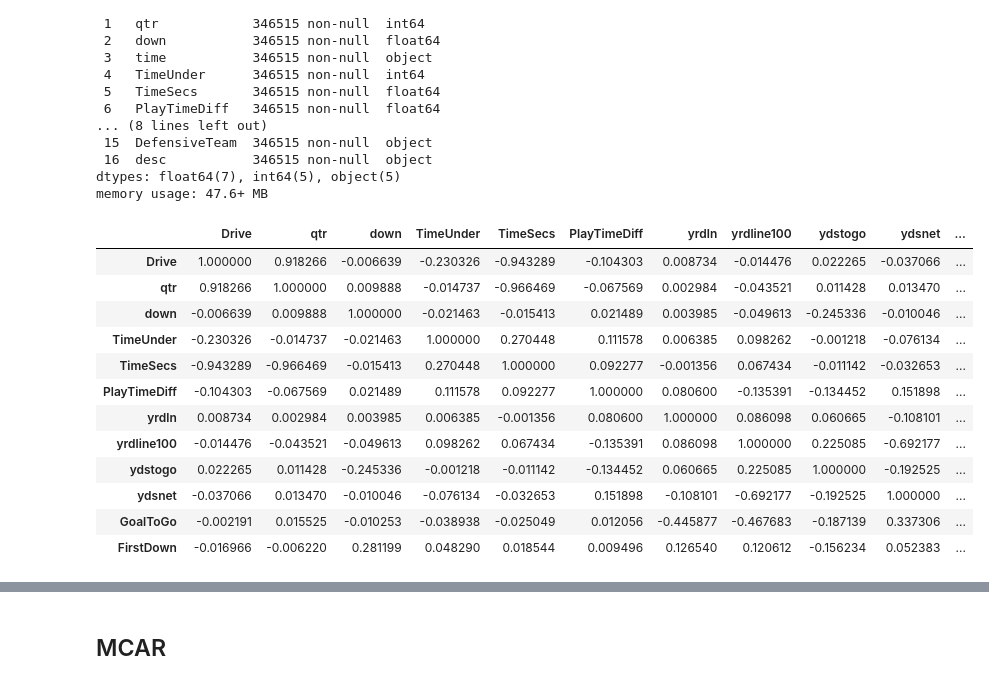
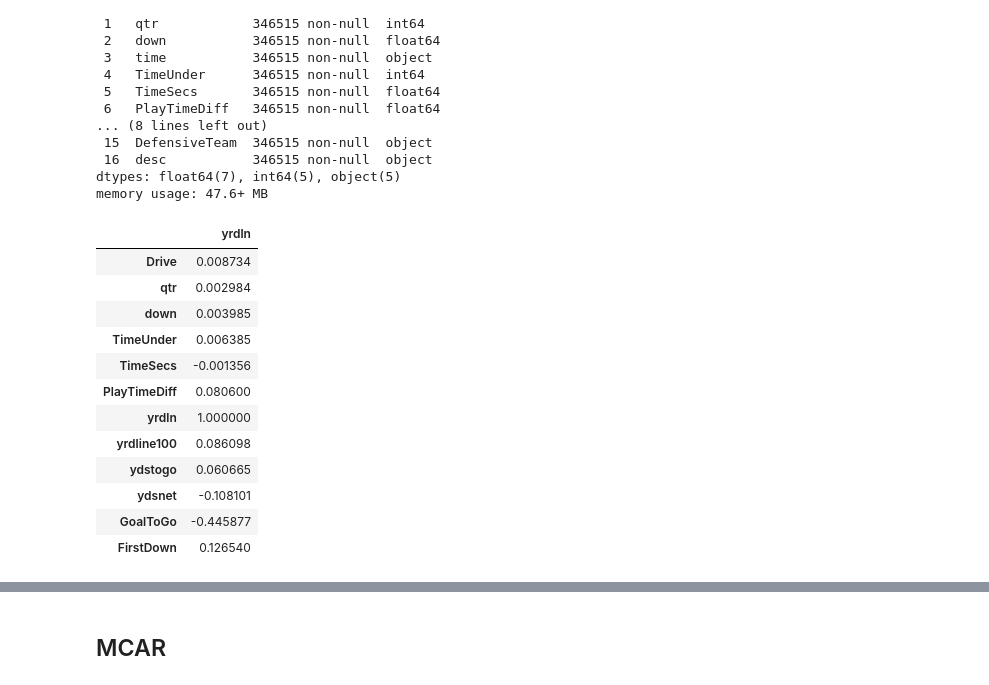
Before and after one commit to fohy24/missing-value-imputation, a Jupyter notebook: analysis.ipynb, the cells around one changed output, grey strips where cells are left out. Drawn from its saved outputs; the diff is of its cells as text; code cells hidden in the pictures.

```diff
--- a/analysis.ipynb
+++ b/analysis.ipynb
@@ -122,21 +122,21 @@ Data columns (total 17 columns):
 dtypes: float64(7), int64(5), object(5)
 memory usage: 47.6+ MB
 # %%
-df_cc.corr(numeric_only=True).style.background_gradient()
+df_cc.corr(numeric_only=True)[['yrdln']].style.background_gradient()
 # %% [output]
-|  | Drive | qtr | down | TimeUnder | TimeSecs | PlayTimeDiff | yrdln | yrdline100 | ydstogo | ydsnet | ... |
-| Drive | 1.000000 | 0.918266 | -0.006639 | -0.230326 | -0.943289 | -0.104303 | 0.008734 | -0.014476 | 0.022265 | -0.037066 | ... |
-| qtr | 0.918266 | 1.000000 | 0.009888 | -0.014737 | -0.966469 | -0.067569 | 0.002984 | -0.043521 | 0.011428 | 0.013470 | ... |
-| down | -0.006639 | 0.009888 | 1.000000 | -0.021463 | -0.015413 | 0.021489 | 0.003985 | -0.049613 | -0.245336 | -0.010046 | ... |
-| TimeUnder | -0.230326 | -0.014737 | -0.021463 | 1.000000 | 0.270448 | 0.111578 | 0.006385 | 0.098262 | -0.001218 | -0.076134 | ... |
-| TimeSecs | -0.943289 | -0.966469 | -0.015413 | 0.270448 | 1.000000 | 0.092277 | -0.001356 | 0.067434 | -0.011142 | -0.032653 | ... |
-| PlayTimeDiff | -0.104303 | -0.067569 | 0.021489 | 0.111578 | 0.092277 | 1.000000 | 0.080600 | -0.135391 | -0.134452 | 0.151898 | ... |
-| yrdln | 0.008734 | 0.002984 | 0.003985 | 0.006385 | -0.001356 | 0.080600 | 1.000000 | 0.086098 | 0.060665 | -0.108101 | ... |
-| yrdline100 | -0.014476 | -0.043521 | -0.049613 | 0.098262 | 0.067434 | -0.135391 | 0.086098 | 1.000000 | 0.225085 | -0.692177 | ... |
-| ydstogo | 0.022265 | 0.011428 | -0.245336 | -0.001218 | -0.011142 | -0.134452 | 0.060665 | 0.225085 | 1.000000 | -0.192525 | ... |
-| ydsnet | -0.037066 | 0.013470 | -0.010046 | -0.076134 | -0.032653 | 0.151898 | -0.108101 | -0.692177 | -0.192525 | 1.000000 | ... |
-| GoalToGo | -0.002191 | 0.015525 | -0.010253 | -0.038938 | -0.025049 | 0.012056 | -0.445877 | -0.467683 | -0.187139 | 0.337306 | ... |
-| FirstDown | -0.016966 | -0.006220 | 0.281199 | 0.048290 | 0.018544 | 0.009496 | 0.126540 | 0.120612 | -0.156234 | 0.052383 | ... |
+|  | yrdln |
+| Drive | 0.008734 |
+| qtr | 0.002984 |
+| down | 0.003985 |
+| TimeUnder | 0.006385 |
+| TimeSecs | -0.001356 |
+| PlayTimeDiff | 0.080600 |
+| yrdln | 1.000000 |
+| yrdline100 | 0.086098 |
+| ydstogo | 0.060665 |
+| ydsnet | -0.108101 |
+| GoalToGo | -0.445877 |
+| FirstDown | 0.126540 |
 # %%
 # Our target is `yrdln`
 target_col = ['yrdln']
```
Also changed, not shown: parts of 17 cells of this notebook.
